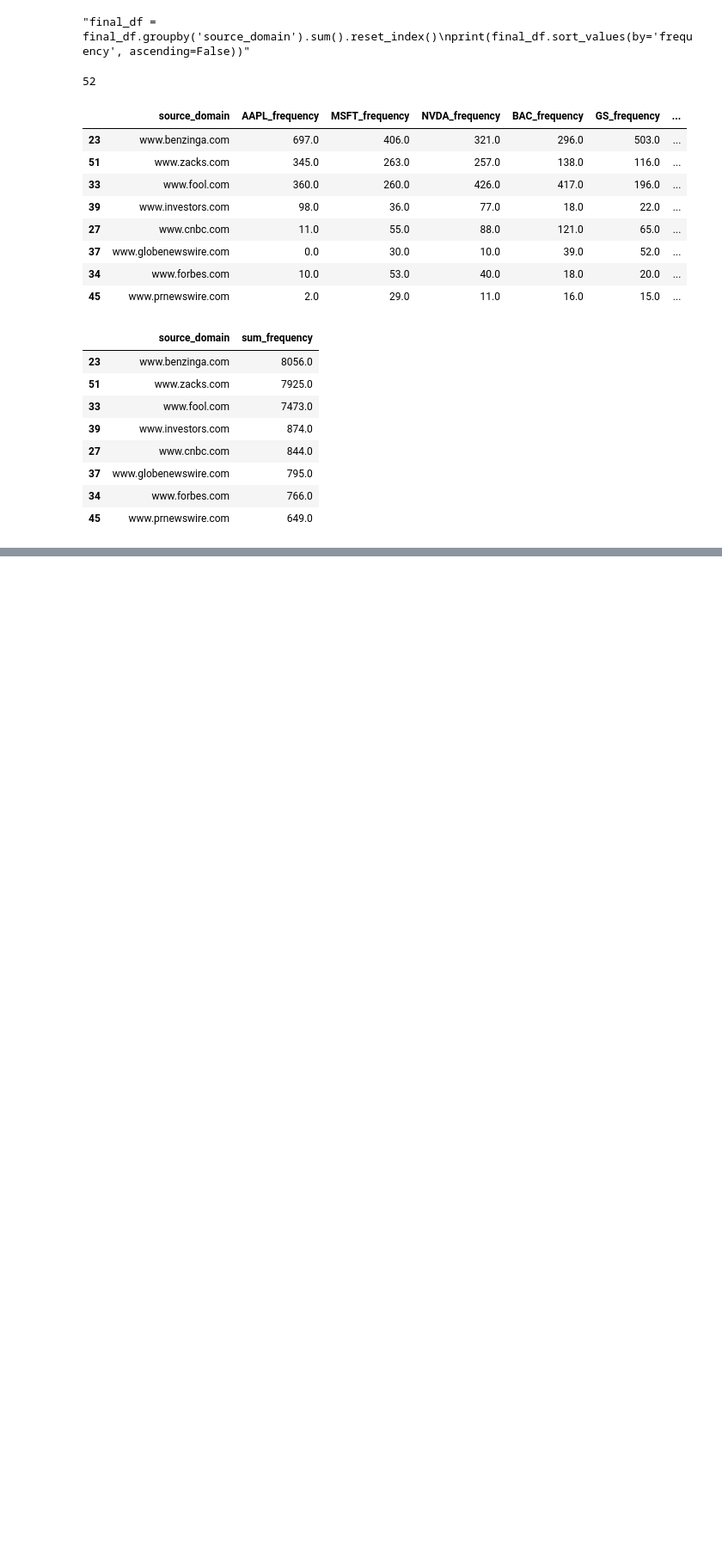
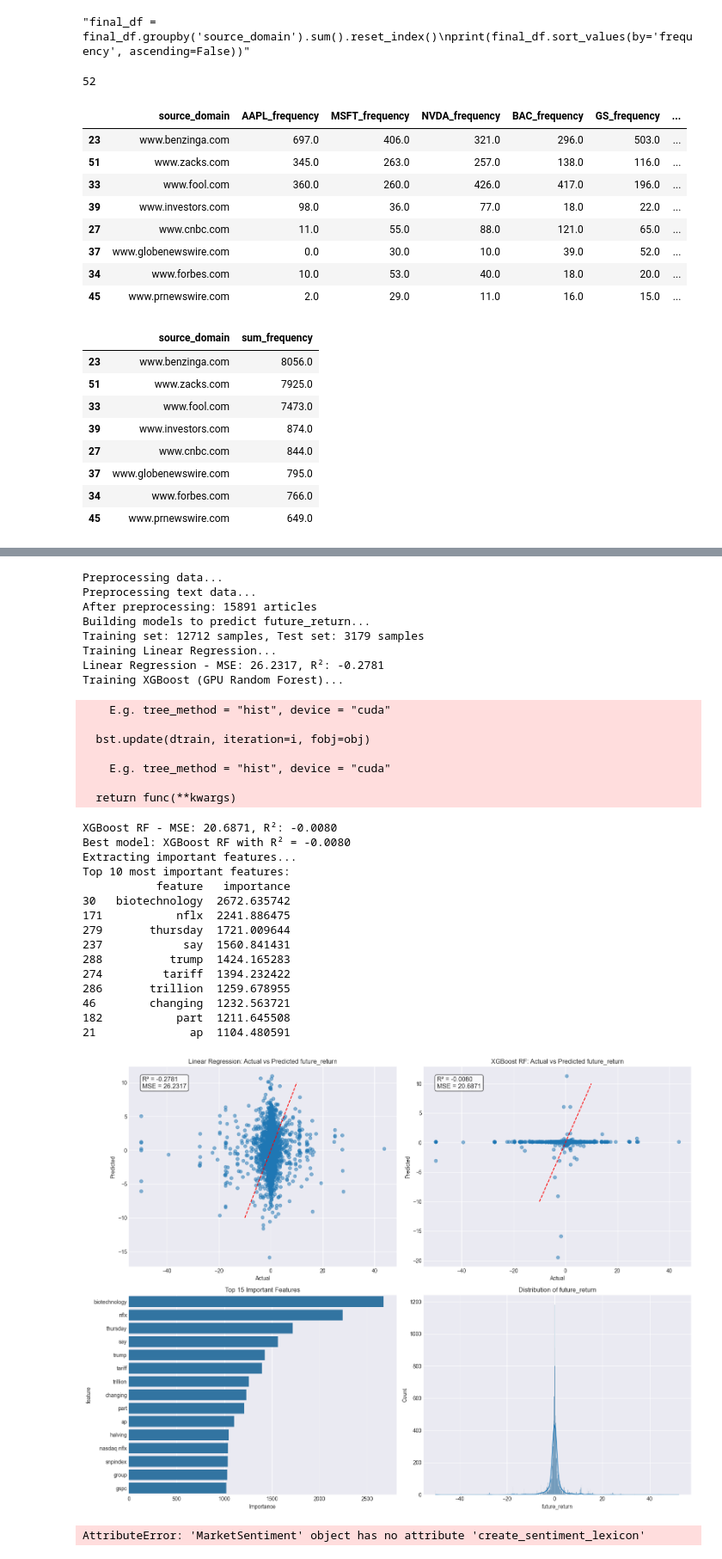
Before and after one commit to AndreasWendel/Examens, a Jupyter notebook: db checks.ipynb, the cells around one changed output, grey strips where cells are left out. Shown at 86% size. Drawn from its saved outputs; the diff is of its cells as text; code cells hidden in the pictures; blank space fills up the shorter version.

Commit message:
sector based models

```diff
--- a/db checks.ipynb
+++ b/db checks.ipynb
@@ -55,9 +61,0 @@ for ticker in tickers:
-# %%
-dfs_list[0]['source_domain']
-
-test = pd.DataFrame()
-
-for df in dfs_list:
-    if not df.empty:
-        grouped = df['source_domain']
-        test = pd.concat([test, grouped], ignore_index=True)
@@ -116,0 +203,2 @@ grouped_final_df[grouped_final_df["sum_frequency"] > 500].sort_values(by='sum_fr
+# %%
+complete_df = get_complete_df(tickers, '+1 hour')
@@ -116,0 +650,47 @@ grouped_final_df[grouped_final_df["sum_frequency"] > 500].sort_values(by='sum_fr
+# %%
+
+# Initialize and preprocess
+sentiment_model = MarketSentiment()
+X_df, data = sentiment_model.preprocess_data(complete_df)
+
+# Build model
+results = sentiment_model.build_model(X_df, target='future_return')
+
+# Visualize results
+sentiment_model.visualize_results(results)
+
+# Generate lexicon
+lexicon = sentiment_model.create_sentiment_lexicon()
+# %% [output]
+Preprocessing data...
+Preprocessing text data...
+After preprocessing: 15891 articles
+Building models to predict future_return...
+Training set: 12712 samples, Test set: 3179 samples
+Training Linear Regression...
+Linear Regression - MSE: 26.2317, R²: -0.2781
+Training XGBoost (GPU Random Forest)...
+    E.g. tree_method = "hist", device = "cuda"
+
+  bst.update(dtrain, iteration=i, fobj=obj)
+
+    E.g. tree_method = "hist", device = "cuda"
+
+  return func(**kwargs)
+XGBoost RF - MSE: 20.6871, R²: -0.0080
+Best model: XGBoost RF with R² = -0.0080
+Extracting important features...
+Top 10 most important features:
+           feature   importance
+30   biotechnology  2672.635742
+171           nflx  2241.886475
+279       thursday  1721.009644
+237            say  1560.841431
+288          trump  1424.165283
+274         tariff  1394.232422
+286       trillion  1259.678955
+46        changing  1232.563721
+182           part  1211.645508
+21              ap  1104.480591
+[figure, added]
+AttributeError: 'MarketSentiment' object has no attribute 'create_sentiment_lexicon'
```
Also changed, not shown: parts of 39 cells of this notebook, 2 other files.
